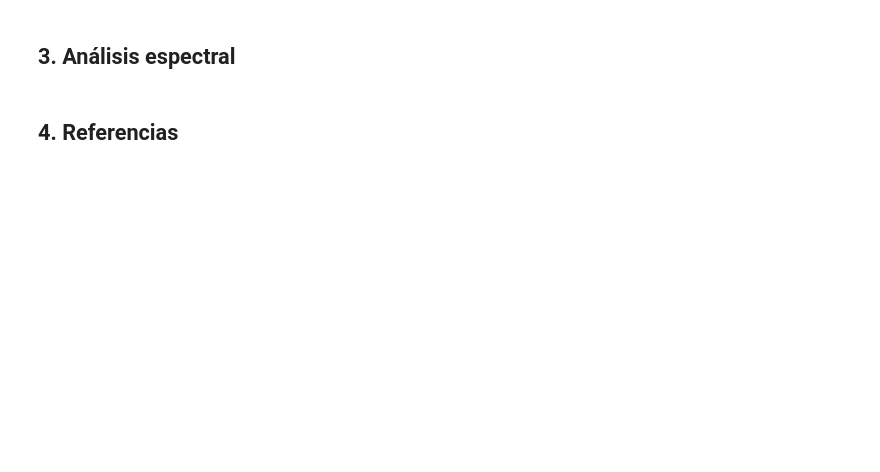
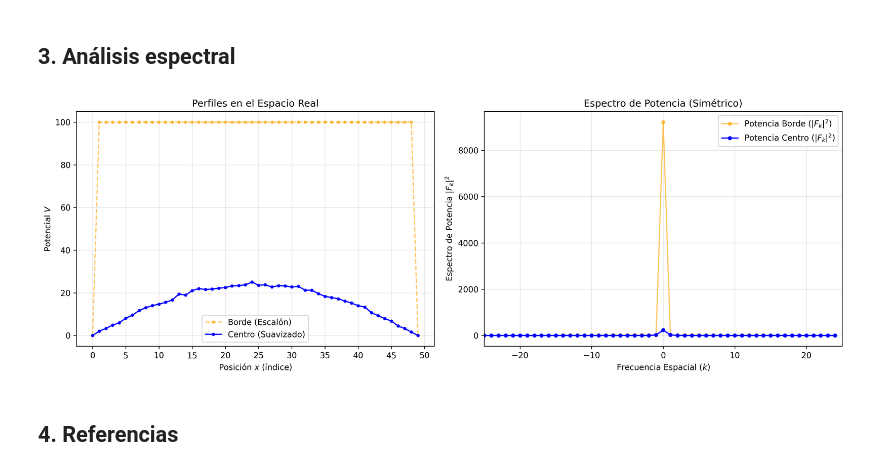
Before and after one commit to Ferzamora053/Tareas-FisComp, a Jupyter notebook: Tarea3_FZ.ipynb, the cells around one changed output. Drawn from its saved outputs; the diff is of its cells as text; code cells hidden in the pictures; blank space fills up the shorter version.

```diff
--- a/Tarea3_FZ.ipynb
+++ b/Tarea3_FZ.ipynb
@@ -668,2 +701,44 @@ plt.show()
+# %%
+N = V_final.shape[0]
+perfil_centro = V_final[N // 2, :]
+perfil_borde = V_final[0, :].copy()
+perfil_borde[0] = 0; perfil_borde[-1] = 0 # Bordes a 0 para ser estrictos
+
+# Calcular Potencia
+k_vals, P_centro = compute_fft_simetric(perfil_centro)
+k_vals, P_borde = compute_fft_simetric(perfil_borde)
+# %%
+fig, (ax1, ax2) = plt.subplots(1, 2, figsize=(14, 5), dpi=150)
+
+# Plot A: Espacio Real
+ax1.plot(perfil_borde, 'o--', label='Borde (Escalón)', color='orange', markersize=3, alpha=0.6)
+ax1.plot(perfil_centro, 'o-', label='Centro (Suavizado)', color='blue', markersize=3)
+ax1.set_xticks(range(0, N+1, 5))
+ax1.set_xlabel(r"Posición $x$ (índice)")
+ax1.set_ylabel(r"Potencial $V$")
+ax1.set_title("Perfiles en el Espacio Real")
+ax1.legend()
+ax1.grid(True, alpha=0.3)
+
+# Plot B: Espectro de Amplitud (Simétrico)
+# Graficamos el valor absoluto (Magnitud)
+# Usamos 'o-' para ver los puntos discretos claramente como en el ejemplo
+ax2.plot(k_vals, P_borde, 'o-', label=r'Potencia Borde ($|F_k|^2$)', color='orange', markersize=4, alpha=0.6)
+ax2.plot(k_vals, P_centro, 'o-', label=r'Potencia Centro ($|F_k|^2$)', color='blue', markersize=4)
+
+ax2.set_xlabel(r"Frecuencia Espacial ($k$)")
+ax2.set_ylabel(r"Espectro de Potencia $|F_k|^2$")
+ax2.set_title("Espectro de Potencia (Simétrico)")
+ax2.grid(True, alpha=0.3)
+ax2.legend()
+
+# Ajustamos límites en X para centrar la vista (opcional, si N es muy grande)
+limit = N // 2
+ax2.set_xlim(-limit, limit)
+
+plt.tight_layout()
+plt.show();
+# %% [output]
+[figure, added]
 # %% [markdown]
 ## 4. Referencias
```
Also changed, not shown: parts of 6 cells of this notebook, 3 other files.
